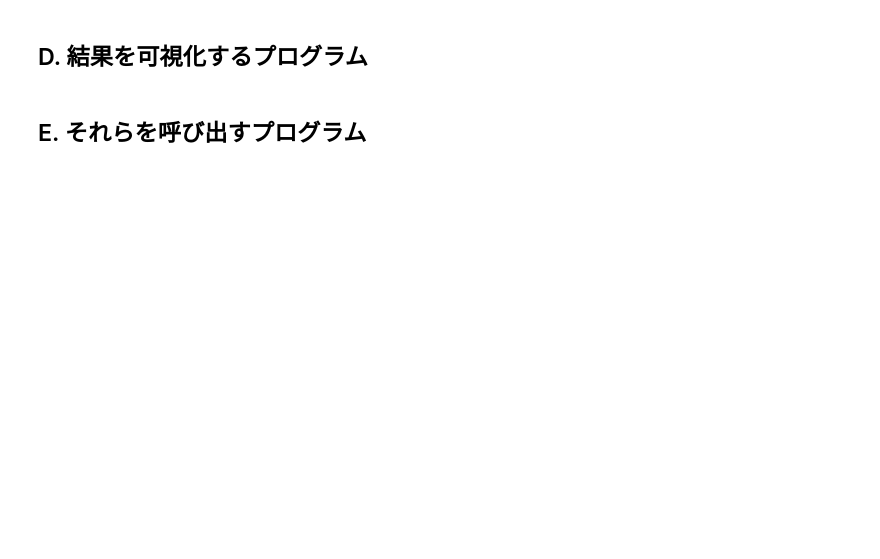
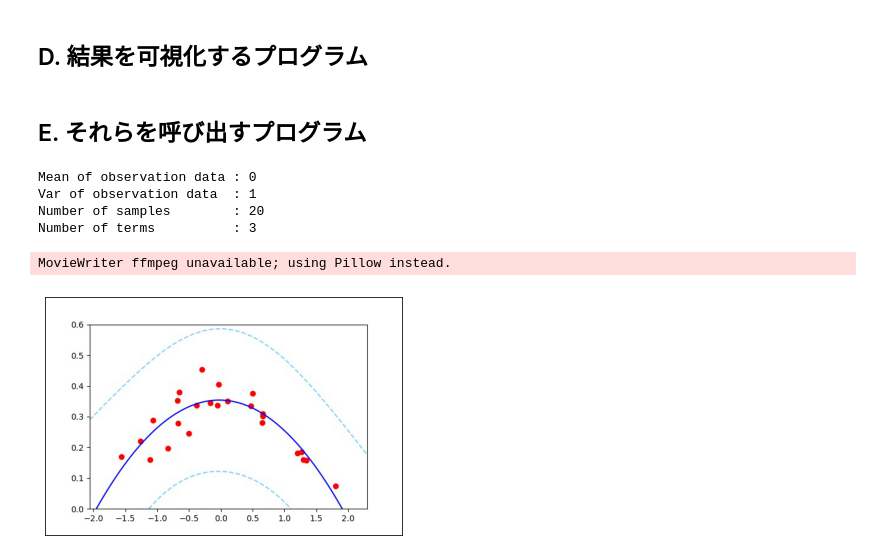
Before and after one commit to rrrrind/Baysian-Linear-Regression, a Jupyter notebook: workspace/temp.ipynb, the cells around one changed output. Drawn from its saved outputs; the diff is of its cells as text; code cells hidden in the pictures; blank space fills up the shorter version.

```diff
--- a/workspace/temp.ipynb
+++ b/workspace/temp.ipynb
@@ -129,0 +112,29 @@ plt.scatter(x_range, chi)
+# %%
+show_parameters()
+
+od = OD(OD_MEAN, OD_VAR, SAMPLING_NUM)
+w_mnd = mnd(TERM_NUM)
+m_nd = nd(w_mnd)
+x_org, y_org = od.x_org, od.y_org
+
+for i in range(SAMPLING_NUM):
+    w_mnd = mnd(TERM_NUM)
+    for j in range(i+1):
+        w_mnd.update_params(x_org[j], y_org[j], m_nd.init_sigma)
+
+    m_nd = nd(w_mnd)
+    m_nd.predict(od.x_range)
+
+    y_mean = m_nd.posterior_mean
+    y_min, y_max = calc_variation(y_mean, m_nd.posterior_sigma)
+
+    vz.save_img(od.x_range, y_mean, y_min, y_max, x_org[:i+1], y_org[:i+1], i+1)
+
+vz.save_gif()
+# %% [output]
+Mean of observation data : 0
+Var of observation data  : 1
+Number of samples        : 20
+Number of terms          : 3
+MovieWriter ffmpeg unavailable; using Pillow instead.
+[figure, added]
```
Also changed, not shown: parts of 18 cells of this notebook.
